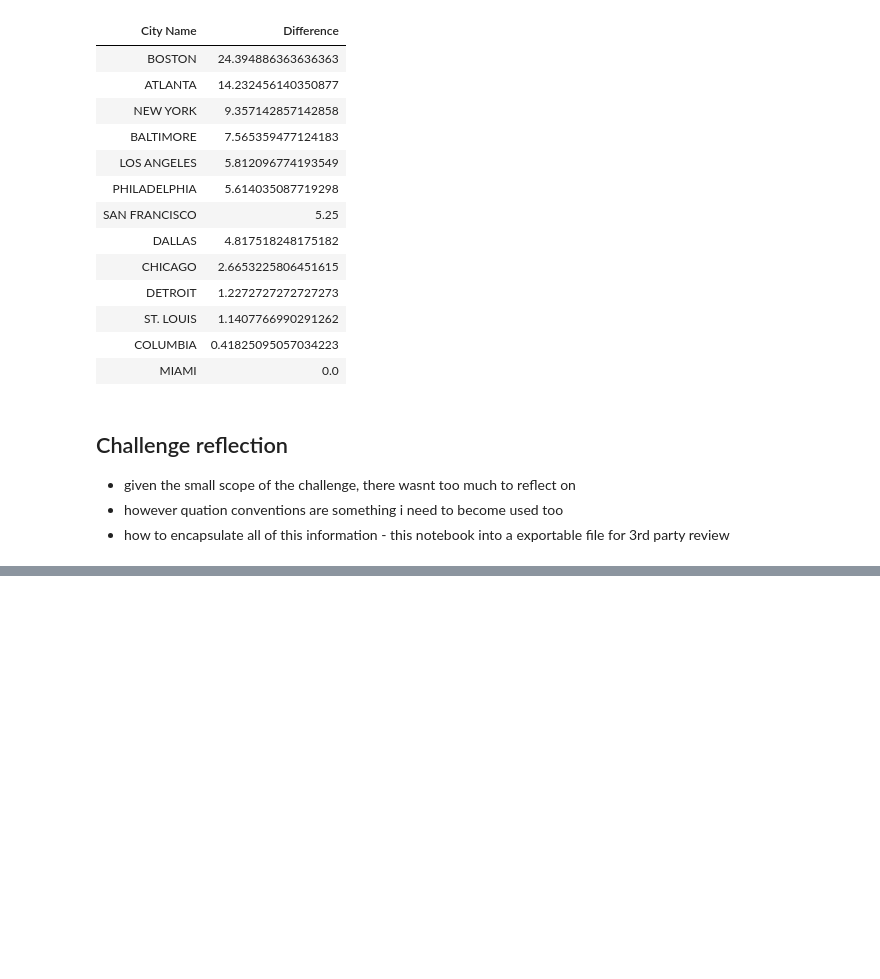
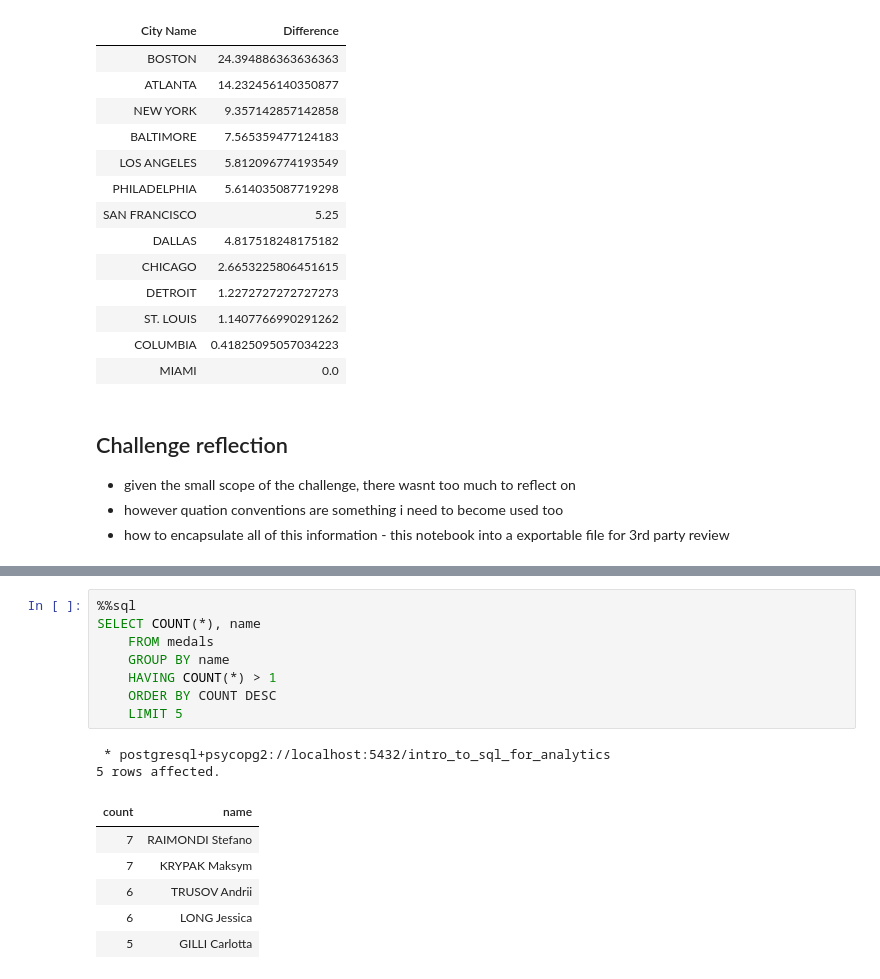
Before and after one commit to JakeOtto/more_sql, a Jupyter notebook: workings.ipynb, the cells around one changed output, grey strips where cells are left out. Cells and saved outputs as stored; diff of their text form; blank space fills up the shorter version.

```diff
--- a/workings.ipynb
+++ b/workings.ipynb
@@ -195,0 +215,17 @@ ORDER BY "Difference" DESC
+# %%
+%%sql
+SELECT COUNT(*), name
+    FROM medals
+    GROUP BY name
+    HAVING COUNT(*) > 1
+    ORDER BY COUNT DESC
+    LIMIT 5
+# %% [output]
+ * postgresql+psycopg2://localhost:5432/intro_to_sql_for_analytics
+5 rows affected.
+| count | name |
+| 7 | RAIMONDI Stefano |
+| 7 | KRYPAK Maksym |
+| 6 | TRUSOV Andrii |
+| 6 | LONG Jessica |
+| 5 | GILLI Carlotta |
```
Also changed, not shown: parts of 3 cells of this notebook.
